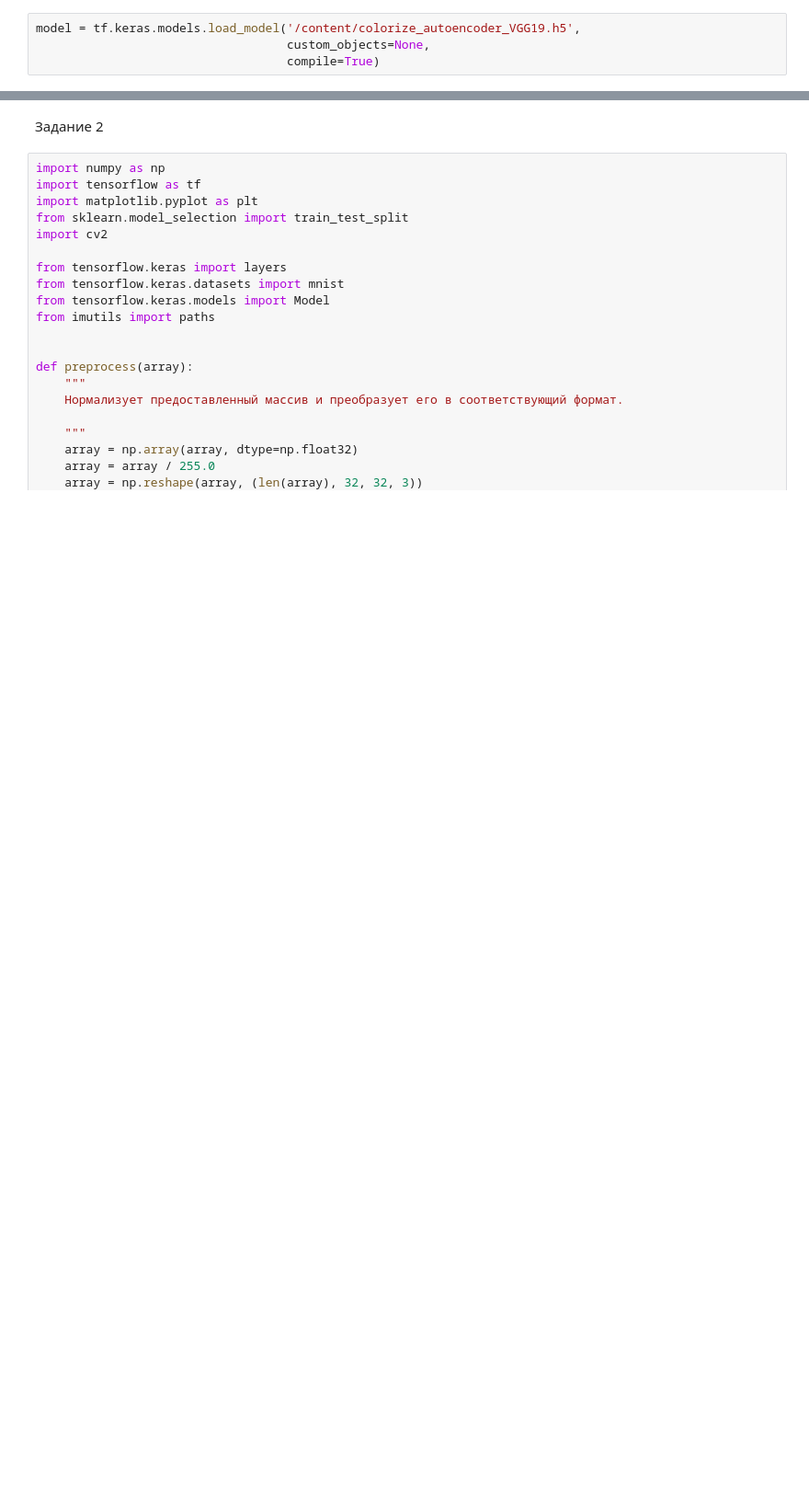
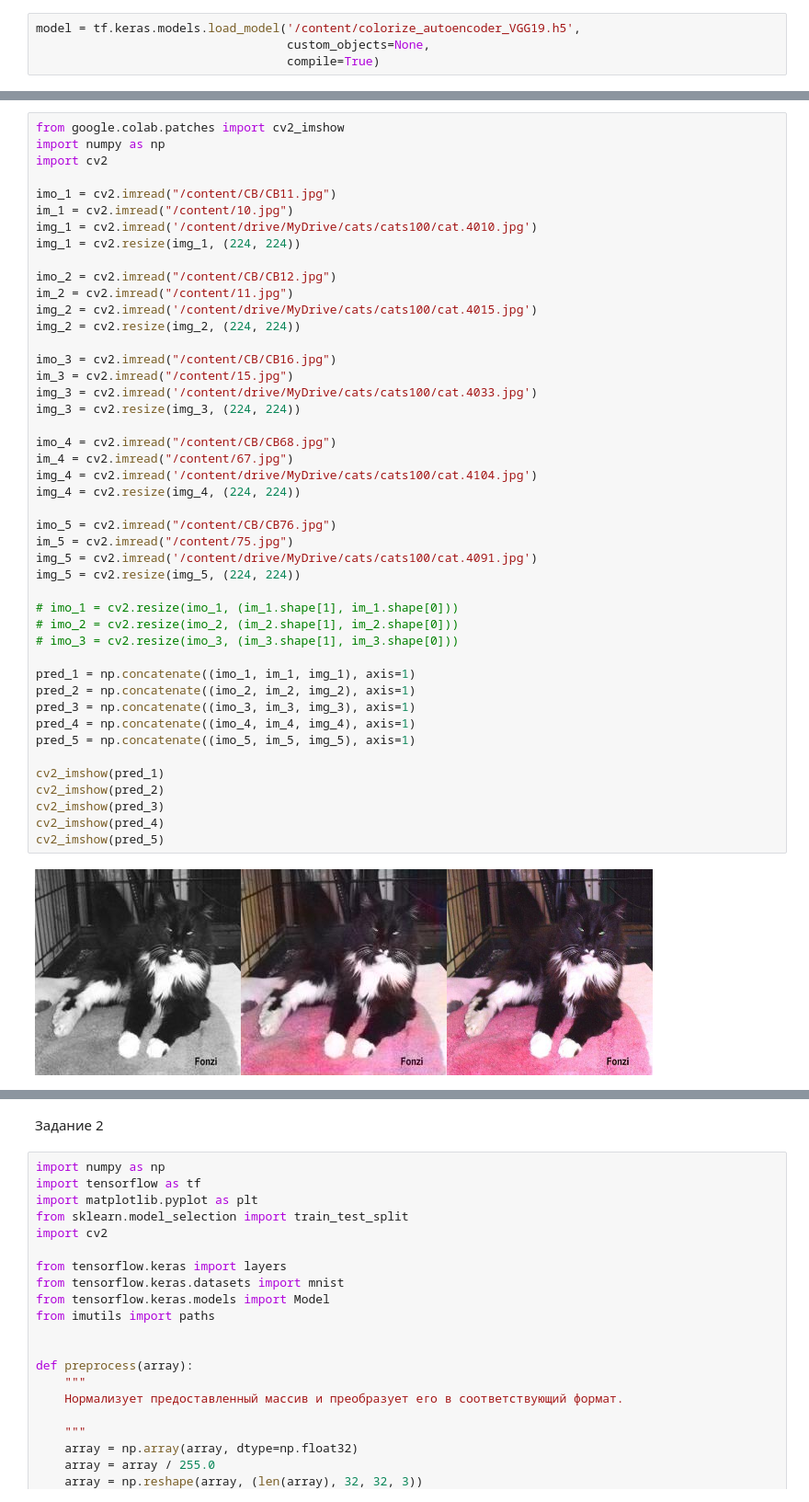
Before and after one commit to nadya-az/artificial_neural_networks, a Jupyter notebook: Практическая_работа_6.ipynb, the cells around one changed output, grey strips where cells are left out. Shown at 92% size. Cells and saved outputs as stored; diff of their text form; blank space fills up the shorter version.

```diff
--- a/Практическая_работа_6.ipynb
+++ b/Практическая_работа_6.ipynb
@@ -328,0 +303,47 @@ cv2_imshow(pred_5)
+# %%
+from google.colab.patches import cv2_imshow
+import numpy as np
+import cv2
+
+imo_1 = cv2.imread("/content/CB/CB11.jpg")
+im_1 = cv2.imread("/content/10.jpg")
+img_1 = cv2.imread('/content/drive/MyDrive/cats/cats100/cat.4010.jpg')
+img_1 = cv2.resize(img_1, (224, 224))
+
+imo_2 = cv2.imread("/content/CB/CB12.jpg")
+im_2 = cv2.imread("/content/11.jpg")
+img_2 = cv2.imread('/content/drive/MyDrive/cats/cats100/cat.4015.jpg')
+img_2 = cv2.resize(img_2, (224, 224))
+
+imo_3 = cv2.imread("/content/CB/CB16.jpg")
+im_3 = cv2.imread("/content/15.jpg")
+img_3 = cv2.imread('/content/drive/MyDrive/cats/cats100/cat.4033.jpg')
+img_3 = cv2.resize(img_3, (224, 224))
+
+imo_4 = cv2.imread("/content/CB/CB68.jpg")
+im_4 = cv2.imread("/content/67.jpg")
+img_4 = cv2.imread('/content/drive/MyDrive/cats/cats100/cat.4104.jpg')
+img_4 = cv2.resize(img_4, (224, 224))
+
+imo_5 = cv2.imread("/content/CB/CB76.jpg")
+im_5 = cv2.imread("/content/75.jpg")
+img_5 = cv2.imread('/content/drive/MyDrive/cats/cats100/cat.4091.jpg')
+img_5 = cv2.resize(img_5, (224, 224))
+
+# imo_1 = cv2.resize(imo_1, (im_1.shape[1], im_1.shape[0]))
+# imo_2 = cv2.resize(imo_2, (im_2.shape[1], im_2.shape[0]))
+# imo_3 = cv2.resize(imo_3, (im_3.shape[1], im_3.shape[0]))
+
+pred_1 = np.concatenate((imo_1, im_1, img_1), axis=1)
+pred_2 = np.concatenate((imo_2, im_2, img_2), axis=1)
+pred_3 = np.concatenate((imo_3, im_3, img_3), axis=1)
+pred_4 = np.concatenate((imo_4, im_4, img_4), axis=1)
+pred_5 = np.concatenate((imo_5, im_5, img_5), axis=1)
+
+cv2_imshow(pred_1)
+cv2_imshow(pred_2)
+cv2_imshow(pred_3)
+cv2_imshow(pred_4)
+cv2_imshow(pred_5)
+# %% [output]
+[figure, added]
```
Also changed, not shown: parts of 32 cells of this notebook.
